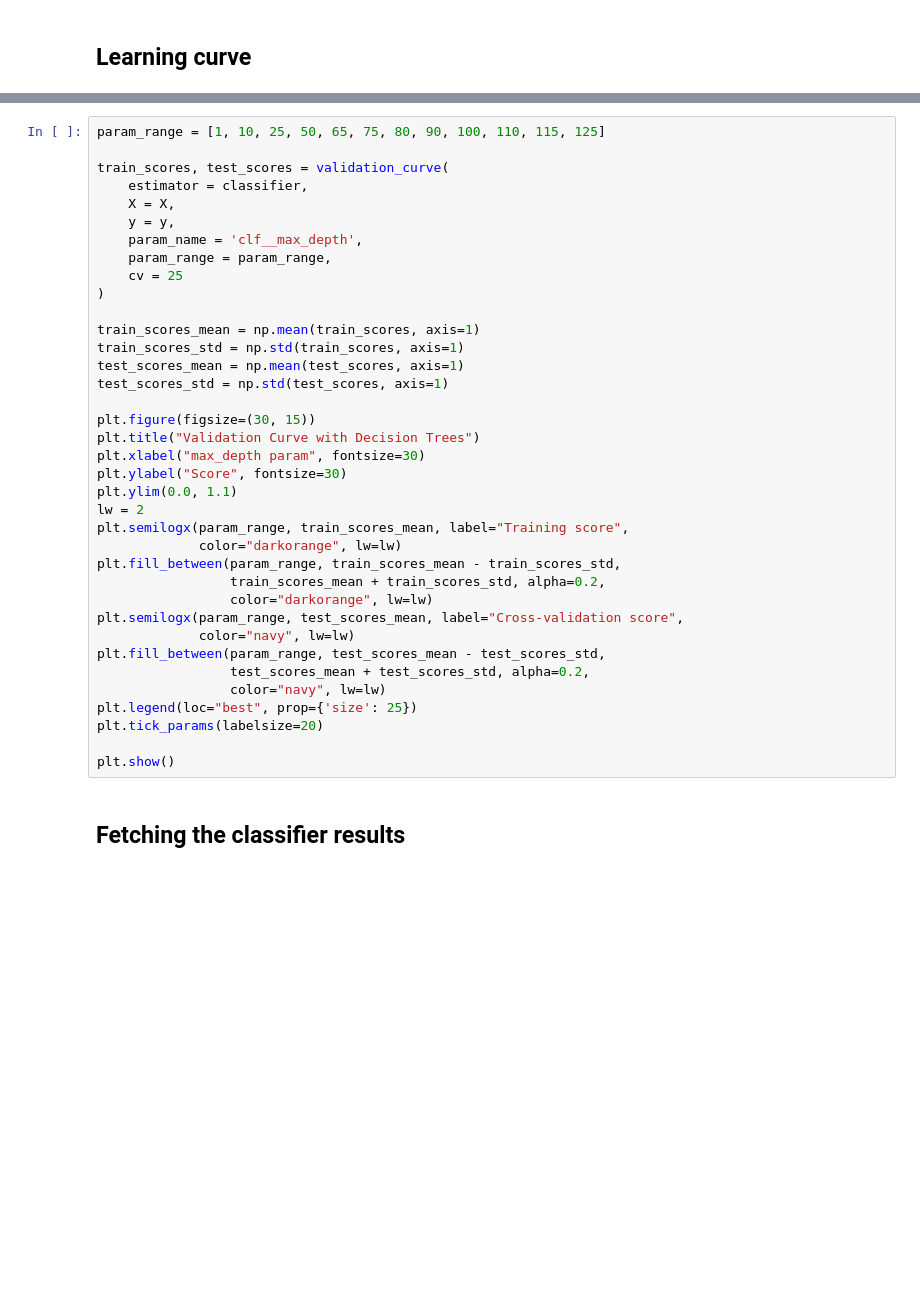
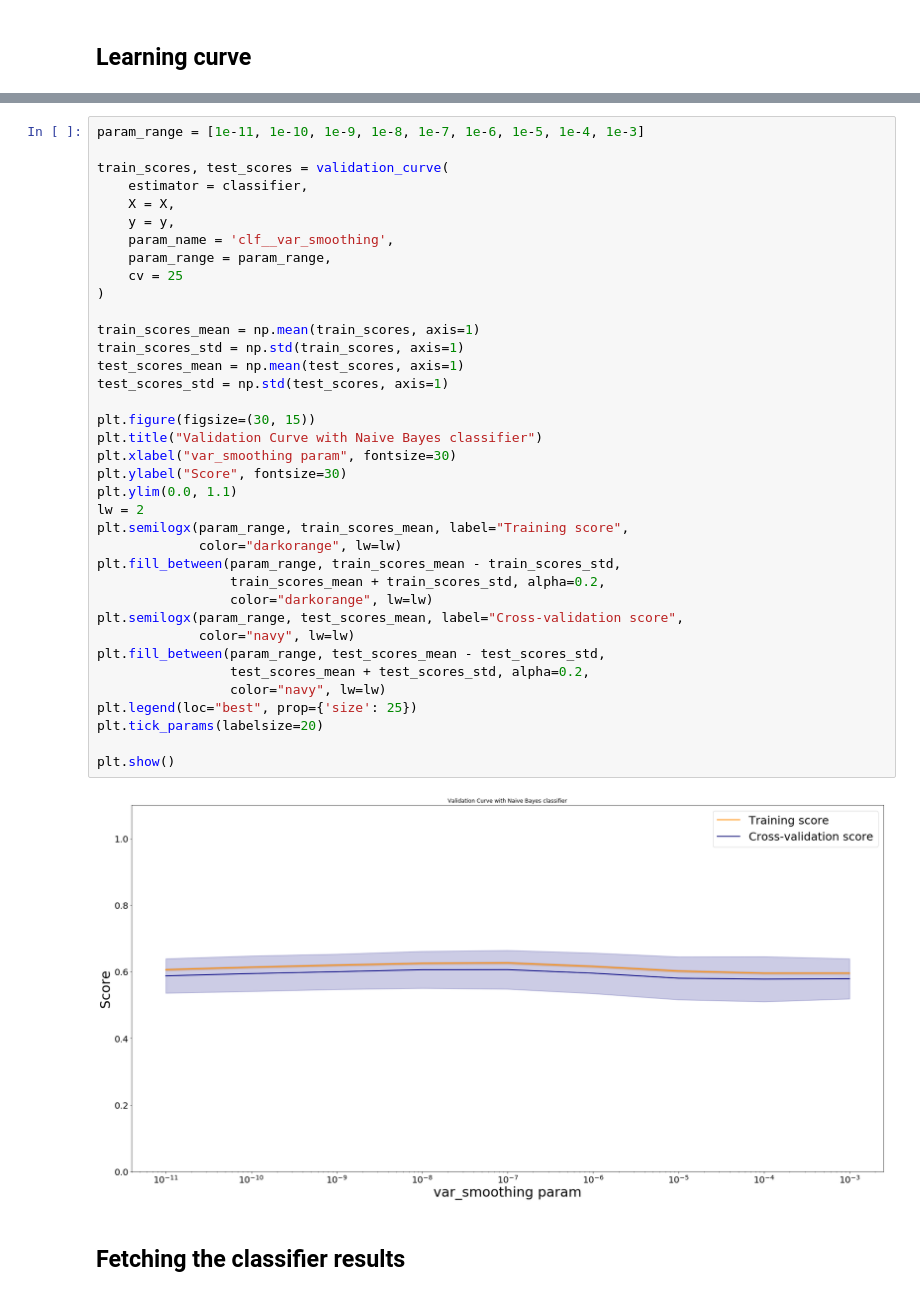
Before and after one commit to stefan-matcovici/Forest-Cover-Type-Prediction, a Jupyter notebook: 4-classification/naive-bayes.ipynb, the cells around one changed output, grey strips where cells are left out. Saved outputs shown, nothing was run; the diff lists cells and outputs as text; blank space fills up the shorter version.

```diff
--- a/4-classification/naive-bayes.ipynb
+++ b/4-classification/naive-bayes.ipynb
@@ -53,40 +53,42 @@ ValueError: Input X must be non-negative
 # %%
-param_range = [1, 10, 25, 50, 65, 75, 80, 90, 100, 110, 115, 125]
+param_range = [1e-11, 1e-10, 1e-9, 1e-8, 1e-7, 1e-6, 1e-5, 1e-4, 1e-3]
 
 train_scores, test_scores = validation_curve(
     estimator = classifier,
     X = X,
     y = y,
-    param_name = 'clf__max_depth',
+    param_name = 'clf__var_smoothing',
     param_range = param_range,
     cv = 25
 )
 
 train_scores_mean = np.mean(train_scores, axis=1)
 train_scores_std = np.std(train_scores, axis=1)
 test_scores_mean = np.mean(test_scores, axis=1)
 test_scores_std = np.std(test_scores, axis=1)
 
 plt.figure(figsize=(30, 15))
-plt.title("Validation Curve with Decision Trees")
-plt.xlabel("max_depth param", fontsize=30)
+plt.title("Validation Curve with Naive Bayes classifier")
+plt.xlabel("var_smoothing param", fontsize=30)
 plt.ylabel("Score", fontsize=30)
 plt.ylim(0.0, 1.1)
 lw = 2
 plt.semilogx(param_range, train_scores_mean, label="Training score",
              color="darkorange", lw=lw)
 plt.fill_between(param_range, train_scores_mean - train_scores_std,
                  train_scores_mean + train_scores_std, alpha=0.2,
                  color="darkorange", lw=lw)
 plt.semilogx(param_range, test_scores_mean, label="Cross-validation score",
              color="navy", lw=lw)
 plt.fill_between(param_range, test_scores_mean - test_scores_std,
                  test_scores_mean + test_scores_std, alpha=0.2,
                  color="navy", lw=lw)
 plt.legend(loc="best", prop={'size': 25})
 plt.tick_params(labelsize=20)
 
 plt.show()
+# %% [output]
+[figure, added]
 # %% [markdown]
 ## Fetching the classifier results
 # %%
```
Also changed, not shown: parts of 5 cells of this notebook.
